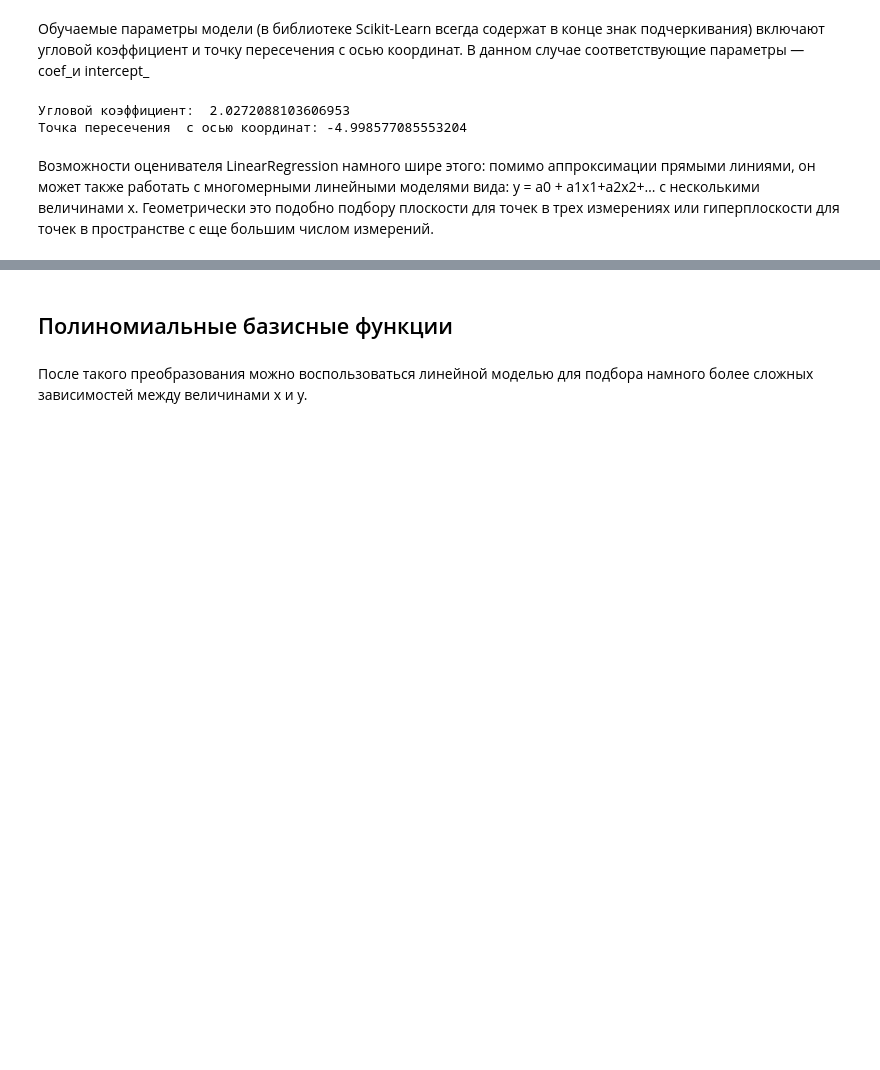
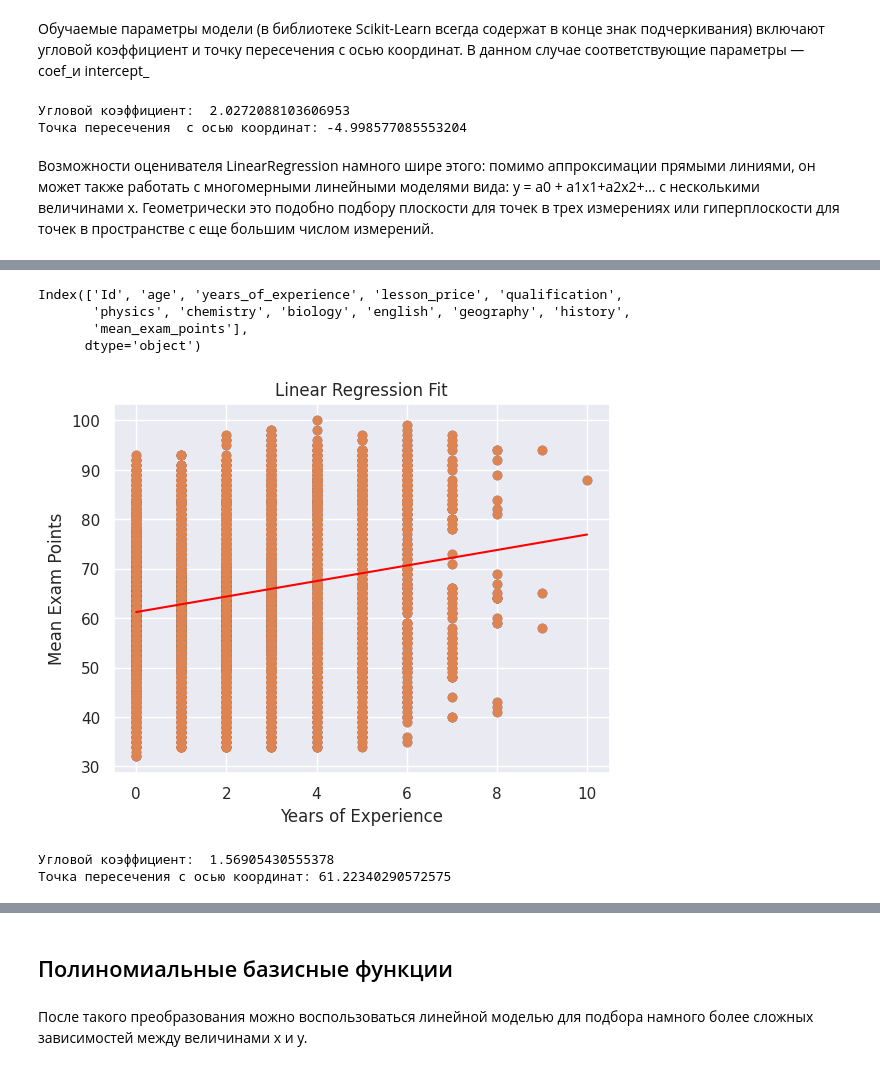
Before and after one commit to b221b/vis43, a Jupyter notebook: Машинное Обучение/Lab05_-_RegClassCluster/Lab05_homework.ipynb, the cells around one changed output, grey strips where cells are left out. Cells and saved outputs as stored; diff of their text form; code cells hidden in the pictures; blank space fills up the shorter version.

```diff
--- a/Машинное Обучение/Lab05_-_RegClassCluster/Lab05_homework.ipynb
+++ b/Машинное Обучение/Lab05_-_RegClassCluster/Lab05_homework.ipynb
@@ -51,0 +78,57 @@ y = a0 + a1x1+a2x2+… с несколькими величинами x.
+# %%
+# Импорт необходимых библиотек
+import pandas as pd
+import matplotlib.pyplot as plt
+import numpy as np
+from sklearn.linear_model import LinearRegression
+import seaborn as sns
+
+# Включаем стиль seaborn
+sns.set()
+
+# Загружаем данные из CSV файла с разделителем ;
+data = pd.read_csv('exam_регр.csv', sep=';')
+
+# Выводим имена столбцов
+print(data.columns)
+
+# Удаление пробелов из имен столбцов (если есть)
+data.columns = data.columns.str.strip()
+
+# Извлекаем переменные
+x = data['years_of_experience'].values
+y = data['mean_exam_points'].values
+
+# Создаем график рассеяния
+plt.scatter(x, y)
+plt.xlabel('Years of Experience')
+plt.ylabel('Mean Exam Points')
+plt.title('Scatter Plot of Mean Exam Points vs Years of Experience')
+
+# Создаем и обучаем модель линейной регрессии
+model = LinearRegression(fit_intercept=True)
+model.fit(x[:, np.newaxis], y)
+
+# Предсказываем значения на основе модели
+xfit = np.linspace(x.min(), x.max(), 1000)
+yfit = model.predict(xfit[:, np.newaxis])
+
+# Строим график с линейной регрессией
+plt.scatter(x, y)
+plt.plot(xfit, yfit, color='red')
+plt.xlabel('Years of Experience')
+plt.ylabel('Mean Exam Points')
+plt.title('Linear Regression Fit')
+plt.show()
+
+# Выводим угловой коэффициент и точку пересечения
+print("Угловой коэффициент: ", model.coef_[0])
+print("Точка пересечения с осью координат:", model.intercept_)
+# %% [output]
+Index(['Id', 'age', 'years_of_experience', 'lesson_price', 'qualification',
+       'physics', 'chemistry', 'biology', 'english', 'geography', 'history',
+       'mean_exam_points'],
+      dtype='object')
+[figure, added]
+Угловой коэффициент:  1.56905430555378
+Точка пересечения с осью координат: 61.22340290572575
```
Also changed, not shown: parts of 5 cells of this notebook.
